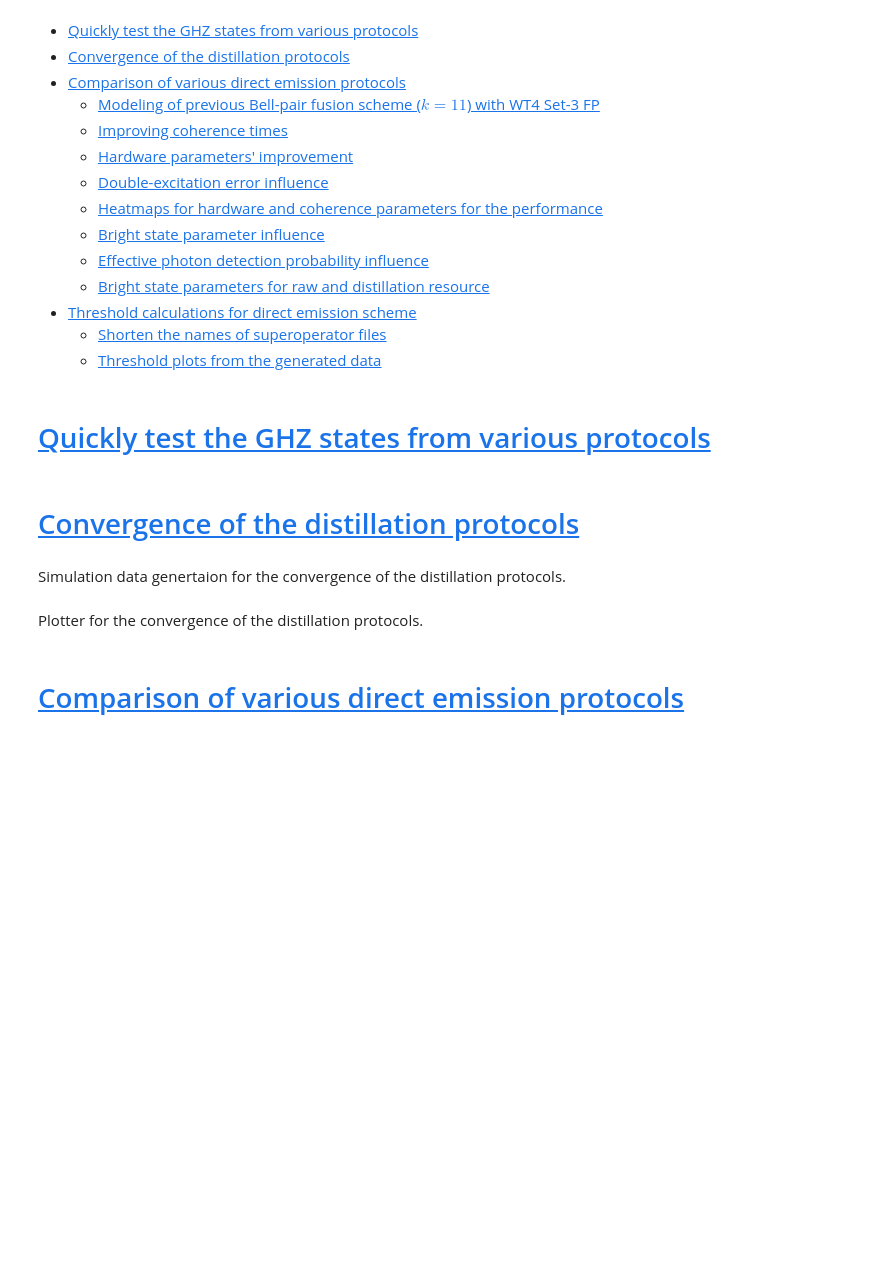
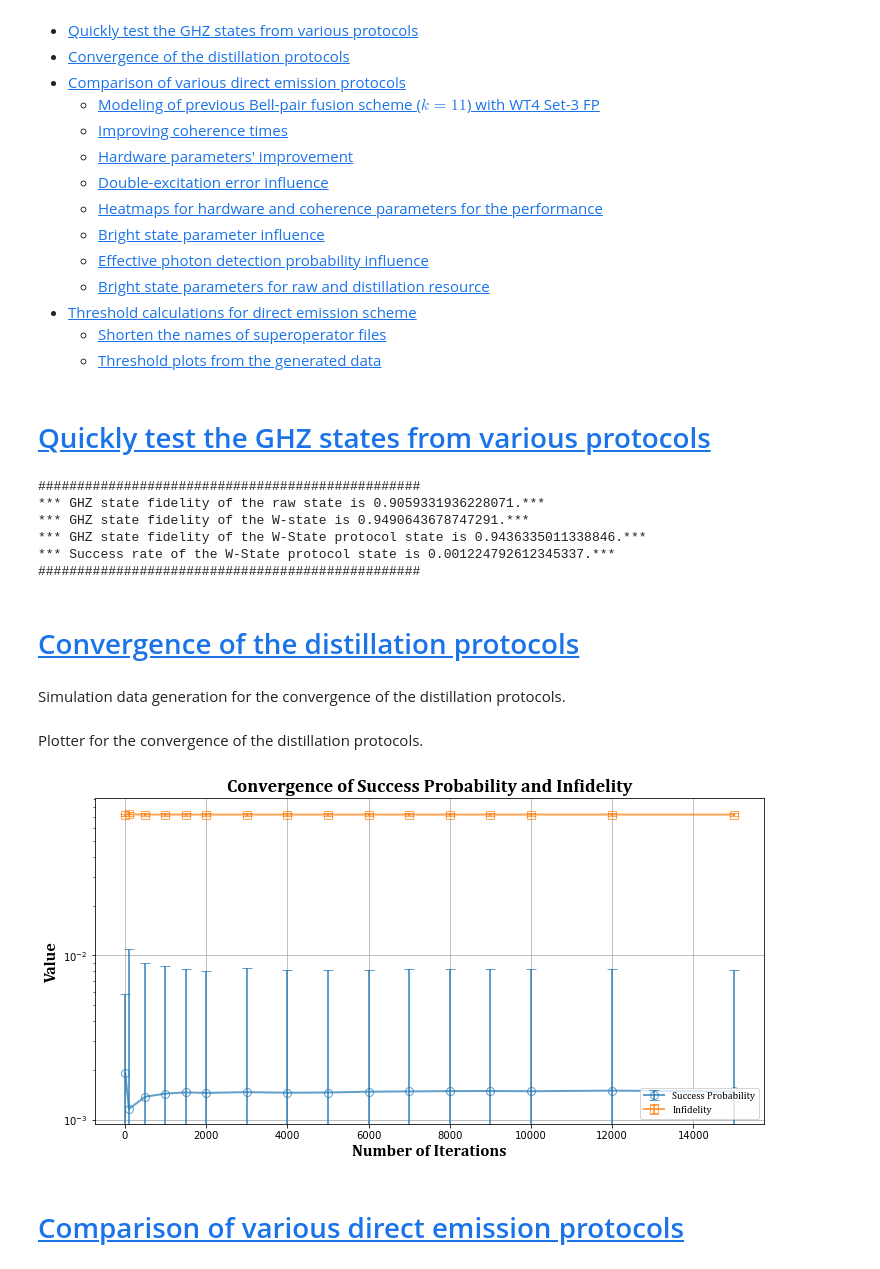
Before and after one commit to siddhantphy/emission_direct_scheme, a Jupyter notebook: results.ipynb, the cells around one changed output. Saved outputs shown, nothing was run; the diff lists cells and outputs as text; code cells hidden in the pictures; blank space fills up the shorter version.

Commit message:
corrected error bars and increased QC data speed

```diff
--- a/results.ipynb
+++ b/results.ipynb
@@ -31,20 +31,29 @@
 # %%
 # Testing low amount of shots for quick calculations
 from circuit_simulation.circuit_simulator import QuantumCircuit
+import numpy as np
 
 shots = 100
 
 coh_time = 10
 pg = 0.001
-bell_pair_parameters = {"ent_prot":"single_click","F_prep":0.999,"p_DE":0.01,"mu":0.95,"lambda":1,"eta":0.4474,"alpha":0.02}
+bell_pair_parameters = {"ent_prot":"single_click","F_prep":0.999,"p_DE":0.01,"mu":0.95,"lambda":1,"eta":0.4474,"alpha":0.02} # FP
+# bell_pair_parameters = {"ent_prot":"single_click","F_prep":1,"p_DE":0.00,"mu":1,"lambda":1,"eta":1,"alpha":0.08} # Noiseless
 
-qc = QuantumCircuit(1, p_g=pg, network_noise_type=102, only_GHZ=True, shots_emission_direct=shots, photon_number_resolution=False,
+qc = QuantumCircuit(0, p_g=pg, network_noise_type=104, only_GHZ=True, shots_emission_direct=shots, photon_number_resolution=False,
                     bell_pair_parameters=bell_pair_parameters, T2n_idle=coh_time, T1n_idle=coh_time,
                     T2n_link=coh_time, T1n_link=coh_time, T2e_idle=coh_time, T1e_idle=coh_time)
+# %% [output]
+#################################################
+*** GHZ state fidelity of the raw state is 0.9059331936228071.***
+*** GHZ state fidelity of the W-state is 0.9490643678747291.***
+*** GHZ state fidelity of the W-State protocol state is 0.9436335011338846.***
+*** Success rate of the W-State protocol state is 0.001224792612345337.***
+#################################################
 # %% [markdown]
 # <a id='toc3_'></a>[Convergence of the distillation protocols](#toc0_)
 # %% [markdown]
-Simulation data genertaion for the convergence of the distillation protocols.
+Simulation data generation for the convergence of the distillation protocols.
 # %%
 # Convergence plots
 import numpy as np
@@ -72,7 +81,7 @@ statistics = []
 
 # Simulate success probability and infidelity for each iteration
 for shot in shots:
-    qc = QuantumCircuit(1, p_g=pg, network_noise_type=103, only_GHZ=True, shots_emission_direct=shot,
+    qc = QuantumCircuit(0, p_g=pg, network_noise_type=103, only_GHZ=True, shots_emission_direct=shot,
                         bell_pair_parameters=bell_pair_parameters, T2n_idle=coh_time, T1n_idle=coh_time,
                         T2n_link=coh_time, T1n_link=coh_time, T2e_idle=coh_time, T1e_idle=coh_time)
     success_probabilities.append(qc.p_link)
@@ -100,9 +109,10 @@ with open(convergence_data, "w") as f:
 Plotter for the convergence of the distillation protocols.
 # %%
 import matplotlib.pyplot as plt
+import json
 
 # Load the data from the JSON file
-convergence_data = convergence_data
+convergence_data = rf".\output_data\simulation_data\snellius_results\0_convergence_of_shots\2025_06_11_13_04_19_data_convergence.json"
 with open(convergence_data, "r") as f:
     data = json.load(f)
 # Extract data
@@ -111,33 +121,35 @@ success_probabilities = np.array(data["success_probabilities"])
 success_prob_std = np.array(data["success_prob_std"])
 infidelities = np.array(data["infidelities"])
 infidelity_std = np.array(data["infidelity_std"])
 
 
 # Plot success probability with error bars
 fig, ax = plt.subplots(figsize=(12, 6))
 
 # Set the background color to white
 fig.patch.set_facecolor('white')
 ax.set_facecolor('white')
 
 # Plot the data with error bars
 ax.errorbar(shots, success_probabilities, yerr=success_prob_std, fmt='o-', label='Success Probability', capsize=5, color='#1f77b4', linewidth=2, markersize=8, markerfacecolor='none', alpha=0.7)
 ax.errorbar(shots, infidelities, yerr=infidelity_std, fmt='s-', label='Infidelity', capsize=5, color='#ff7f0e', linewidth=2, markersize=8, markerfacecolor='none', alpha=0.7)
 
 # Set labels, title, and legend
 ax.set_xlabel('Number of Iterations', fontsize=16, fontweight='bold', fontdict={'family': 'Cambria'})
 ax.set_ylabel('Value', fontsize=16, fontweight='bold', fontdict={'family': 'Cambria'})
 ax.set_title('Convergence of Success Probability and Infidelity', fontsize=18, fontweight='bold', fontdict={'family': 'Cambria'})
 ax.legend(fontsize=14, prop={'family': 'Cambria'})
 
 # Enable grid
 ax.grid(True)
 # Set y-axis to log scale
 ax.set_yscale('log')
 # Show the plot
 plt.show()
 # Save the plot
 fig.savefig(convergence_data.replace(".json", "_plot.pdf").replace("simulation_data","figures"), dpi=300, bbox_inches='tight')
+# %% [output]
+[figure, added]
 # %% [markdown]
 # <a id='toc4_'></a>[Comparison of various direct emission protocols](#toc0_)
 # %% [markdown]
```
Also changed, not shown: parts of 15 cells of this notebook, 54 other files.
